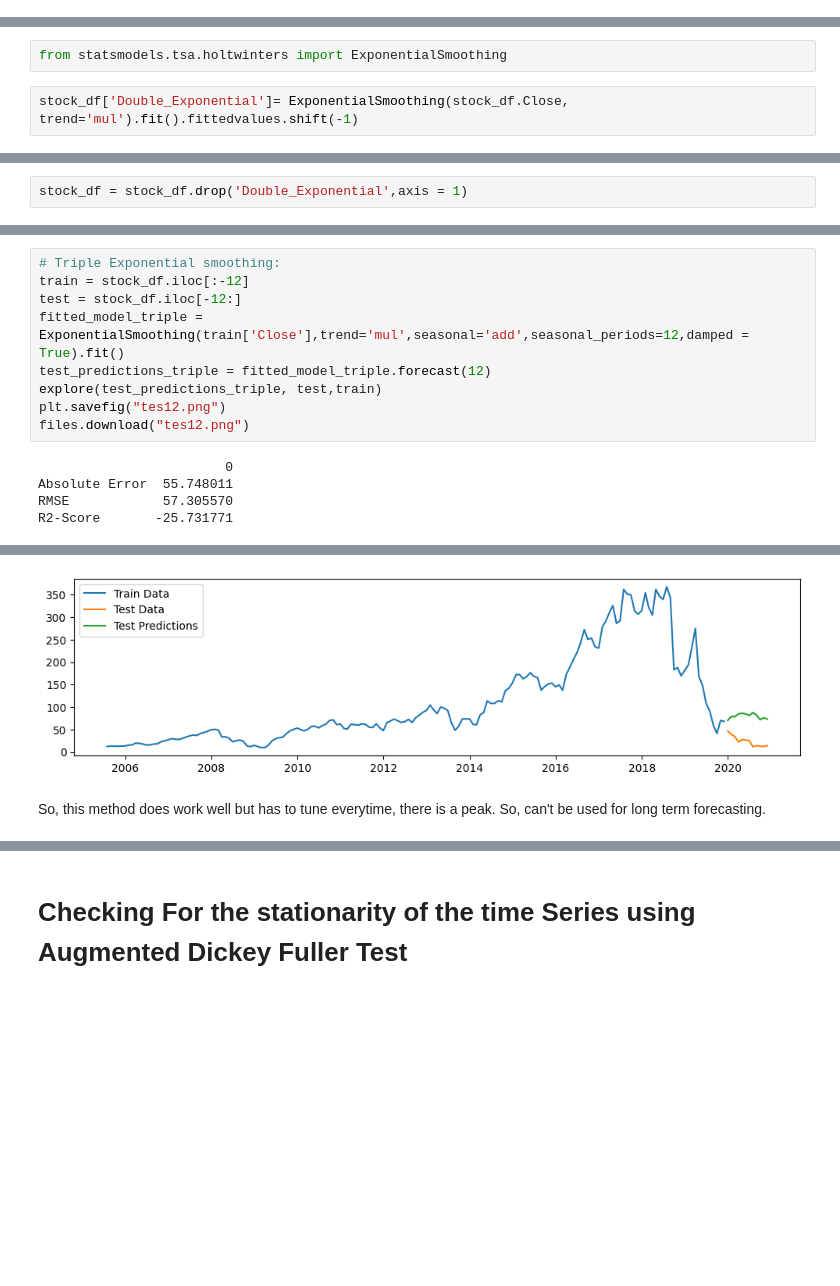
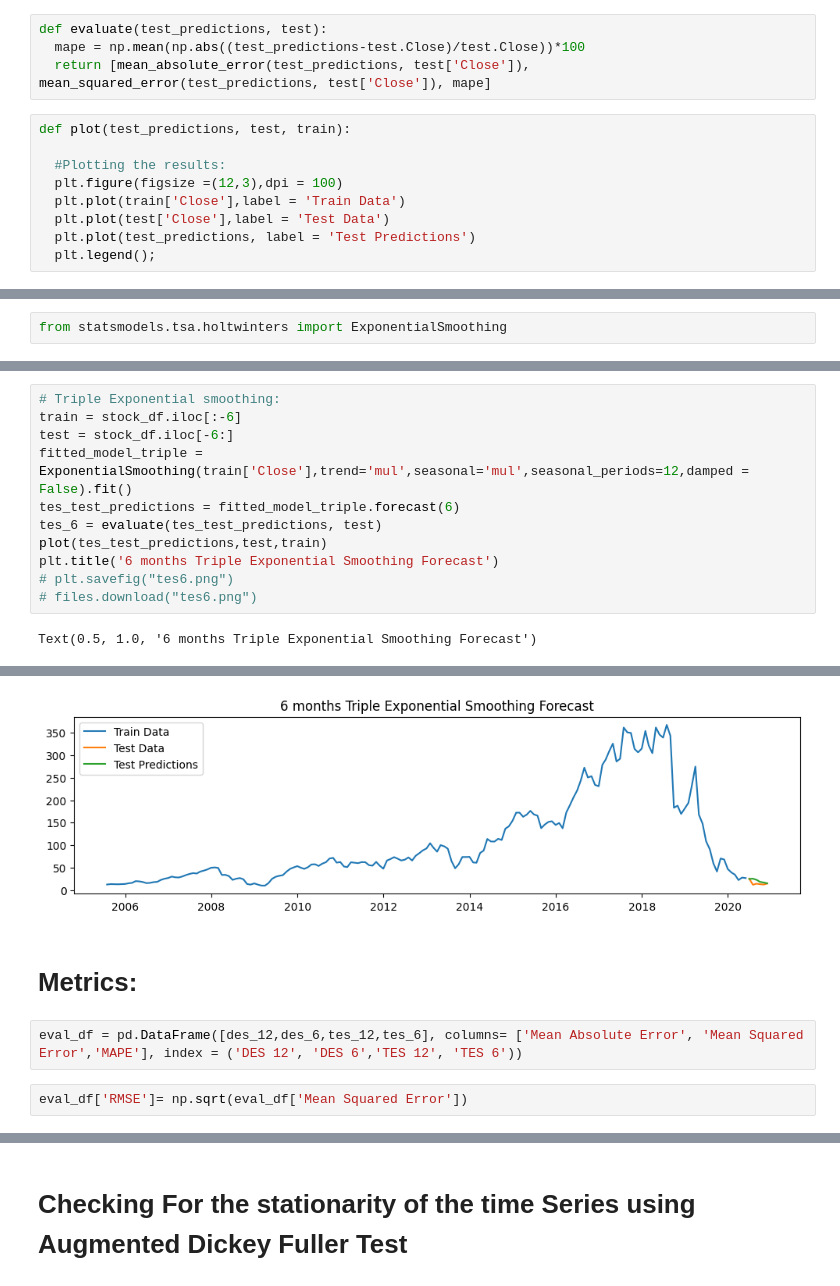
Before and after one commit to manisha-dhanuka/Linear-Regression, a Jupyter notebook: Yes_Bank_Capstone_Project.ipynb, the cells around one changed output, grey strips where cells are left out. Cells and saved outputs as stored; diff of their text form; blank space fills up the shorter version.

```diff
--- a/Yes_Bank_Capstone_Project.ipynb
+++ b/Yes_Bank_Capstone_Project.ipynb
@@ -344 +535,14 @@ files.download("ets_resid.png");
+# %%
+def evaluate(test_predictions, test):
+  mape = np.mean(np.abs((test_predictions-test.Close)/test.Close))*100
+  return [mean_absolute_error(test_predictions, test['Close']),  mean_squared_error(test_predictions, test['Close']), mape]
+# %%
+def plot(test_predictions, test, train):
+
+  #Plotting the results:
+  plt.figure(figsize =(12,3),dpi = 100)
+  plt.plot(train['Close'],label = 'Train Data')
+  plt.plot(test['Close'],label = 'Test Data')
+  plt.plot(test_predictions, label = 'Test Predictions')
+  plt.legend();
 # %% [markdown]
@@ -346,4 +552,2 @@ files.download("ets_resid.png");
 # %%
 from statsmodels.tsa.holtwinters import ExponentialSmoothing
-# %%
-stock_df['Double_Exponential']= ExponentialSmoothing(stock_df.Close, trend='mul').fit().fittedvalues.shift(-1)
@@ -371,2 +553,0 @@ from sklearn.metrics import mean_absolute_error,mean_squared_error,r2_score
-# %%
-stock_df = stock_df.drop('Double_Exponential',axis = 1)
@@ -445,14 +607,13 @@ R2-Score         -1.357259
 # %%
 # Triple Exponential smoothing:
-train = stock_df.iloc[:-12]
-test = stock_df.iloc[-12:]
-fitted_model_triple = ExponentialSmoothing(train['Close'],trend='mul',seasonal='add',seasonal_periods=12,damped = True).fit()
-test_predictions_triple = fitted_model_triple.forecast(12)
-explore(test_predictions_triple, test,train)
-plt.savefig("tes12.png")
-files.download("tes12.png")
+train = stock_df.iloc[:-6]
+test = stock_df.iloc[-6:]
+fitted_model_triple = ExponentialSmoothing(train['Close'],trend='mul',seasonal='mul',seasonal_periods=12,damped = False).fit()
+tes_test_predictions = fitted_model_triple.forecast(6)
+tes_6 = evaluate(tes_test_predictions, test)
+plot(tes_test_predictions,test,train)
+plt.title('6 months Triple Exponential Smoothing Forecast')
+# plt.savefig("tes6.png")
+# files.download("tes6.png")
 # %% [output]
-                        0
-Absolute Error  55.748011
-RMSE            57.305570
-R2-Score       -25.731771
+Text(0.5, 1.0, '6 months Triple Exponential Smoothing Forecast')
@@ -461,3 +620,7 @@ R2-Score       -25.731771
-[figure, old version]
+[figure, new version]
-# %% [markdown]
-So, this method does work well but has to tune everytime, there is a peak. So, can't be used for long term forecasting.
+# %% [markdown]
+# Metrics:
+# %%
+eval_df = pd.DataFrame([des_12,des_6,tes_12,tes_6], columns= ['Mean Absolute Error', 'Mean Squared Error','MAPE'], index = ('DES 12', 'DES 6','TES 12', 'TES 6'))
+# %%
+eval_df['RMSE']= np.sqrt(eval_df['Mean Squared Error'])
```
Also changed, not shown: parts of 166 cells of this notebook.
